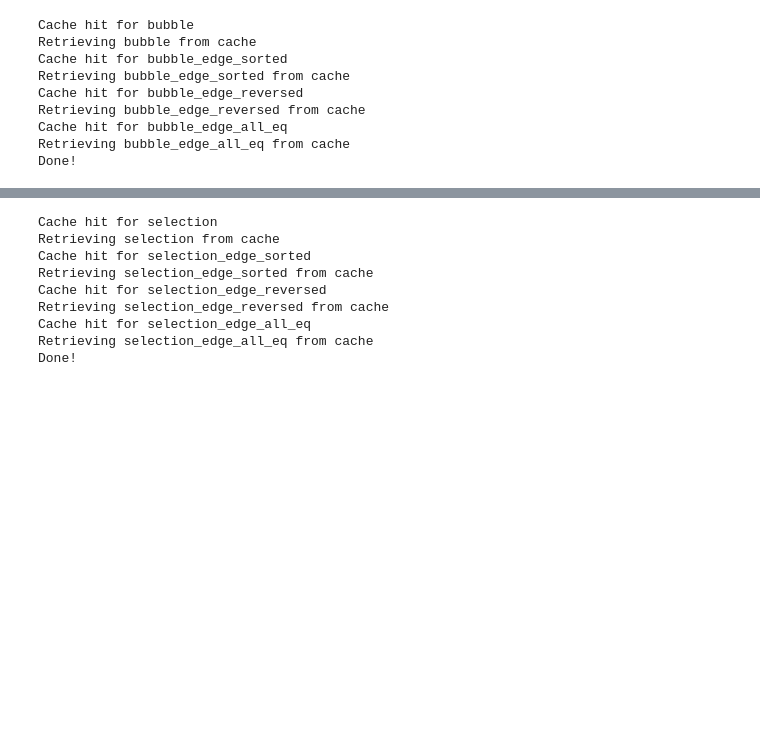
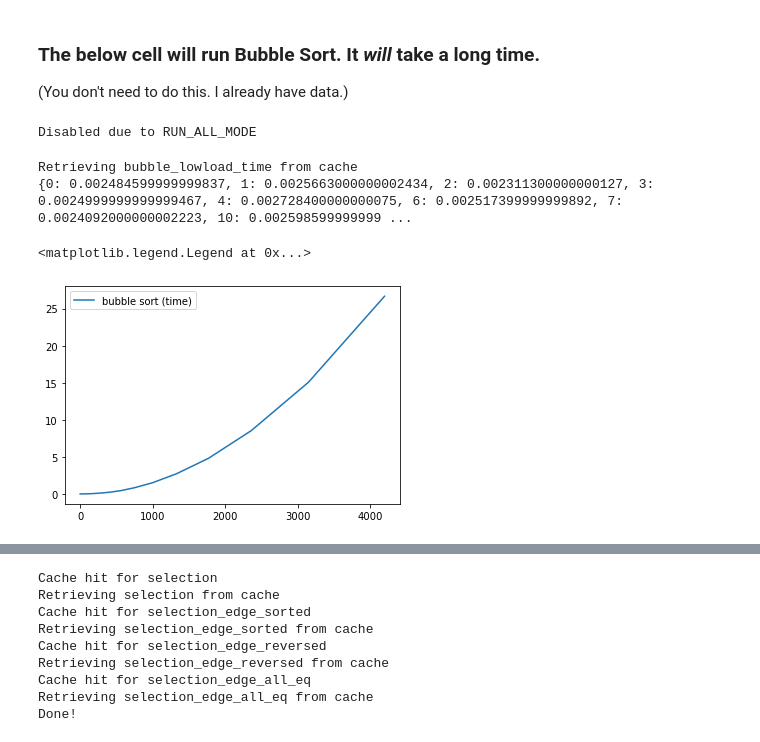
Before and after one commit to penguinencounter/sorting-algorithms, a Jupyter notebook: Notebook.ipynb, the cells around one changed output, grey strips where cells are left out. Cells and saved outputs as stored; diff of their text form; code cells hidden in the pictures; blank space fills up the shorter version.

```diff
--- a/Notebook.ipynb
+++ b/Notebook.ipynb
@@ -37,3 +53,28 @@ done, took 0.08s
+# %%
+# Use timeit API to run benchmark
+import timeit
+def autorun_time(f, datasets, seed, fn=""):
+    fname = f + fn + "_time"
+    if update_required(fname, seed):
+        print(f"Running benchmark for {fname}")
+        all_results = {}
+        for size, sets in datasets.items():
+            result = timeit.repeat(
+                f"""
+for i, a in enumerate(b):
+    {f}(a)
+    print(('\\rrep' + str(i+1) + ' of ' + str(len(b)) + ' (size='+str(size)+')').ljust(50), end='', flush=True)
+                """,
+                f"from __main__ import {f}; b={str(sets)}; size={size}",
+                number=1
+            )
+            all_results[size] = result[0]
+        save(fname, seed, all_results)
+        print("Finished / saved")
+        return all_results
+    else:
+        print(f"Retrieving {fname} from cache")
+        return load_previous(fname, seed)
 # %%
 def autorun_or_cache(f, fname, datasets, seed, quiet=1):
     if update_required(fname, seed):
@@ -76,14 +134,29 @@ def bubble(a: list):
+# %% [markdown]
+### The below cell will run Bubble Sort. It *will* take a long time.
+(You don't need to do this. I already have data.)
 # %%
-results['bubble'] = autorun_or_cache(bubble, "bubble", datasets, SEED, quiet=1)
-edge_results['bubble'] = run_edge_cases(bubble, "bubble", edges, SEED, quiet=1)
-# s1, c1 = {}, {}
+# MANUAL RUN MODE
+if not RUN_ALL_MODE:
+    result = input("Are you sure you want to do this? This will take a VERY LONG TIME. [y/N]")
+    if result == 'y':
+        autorun_time("bubble", datasets, SEED)
+    else:
+        print('cancelled')
+else:
+    print('Disabled due to RUN_ALL_MODE')
 # %% [output]
-Cache hit for bubble
-Retrieving bubble from cache
-Cache hit for bubble_edge_sorted
-Retrieving bubble_edge_sorted from cache
-Cache hit for bubble_edge_reversed
-Retrieving bubble_edge_reversed from cache
-Cache hit for bubble_edge_all_eq
-Retrieving bubble_edge_all_eq from cache
-Done!
+Disabled due to RUN_ALL_MODE
+# %%
+# Actual data retrieval
+result = autorun_time("bubble", datasets, SEED, fn="_lowload")
+print(result)
+# %% [output]
+Retrieving bubble_lowload_time from cache
+{0: 0.002484599999999837, 1: 0.0025663000000002434, 2: 0.002311300000000127, 3: 0.0024999999999999467, 4: 0.002728400000000075, 6: 0.002517399999999892, 7: 0.0024092000000002223, 10: 0.002598599999999 ...
+# %%
+fig, ax = plt.subplots()
+ax.plot(result.keys(), result.values(), label="bubble sort (time)")
+ax.legend()
+# %% [output]
+<matplotlib.legend.Legend at 0x...>
+[figure, added]
```
Also changed, not shown: parts of 23 cells of this notebook, 25 other files.
